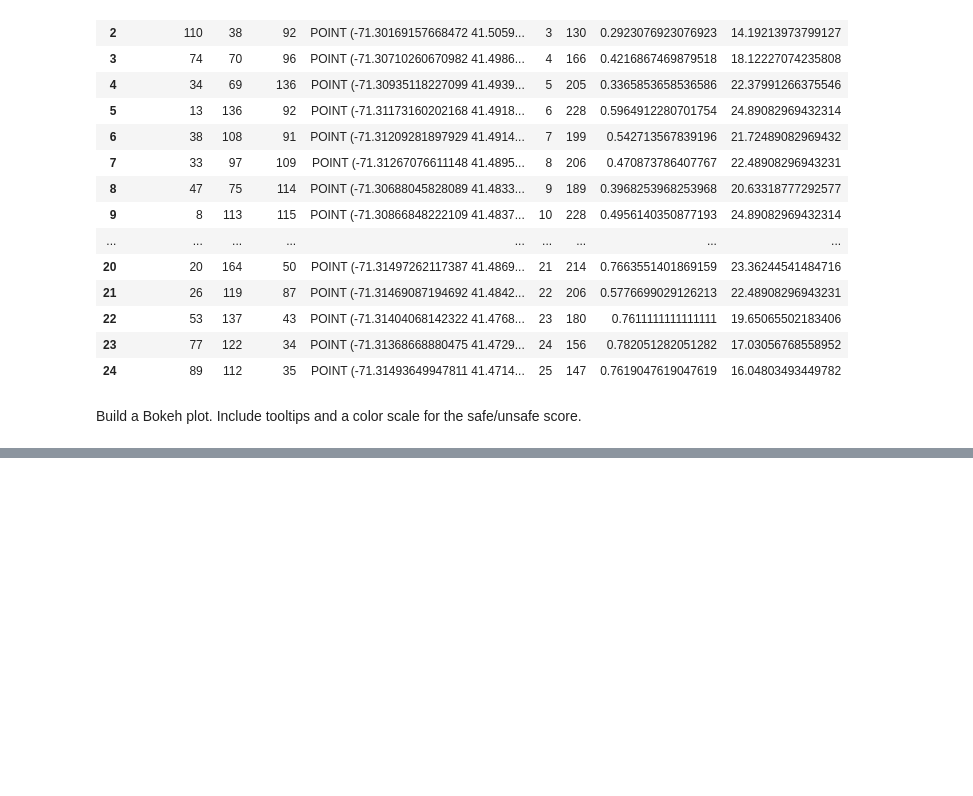
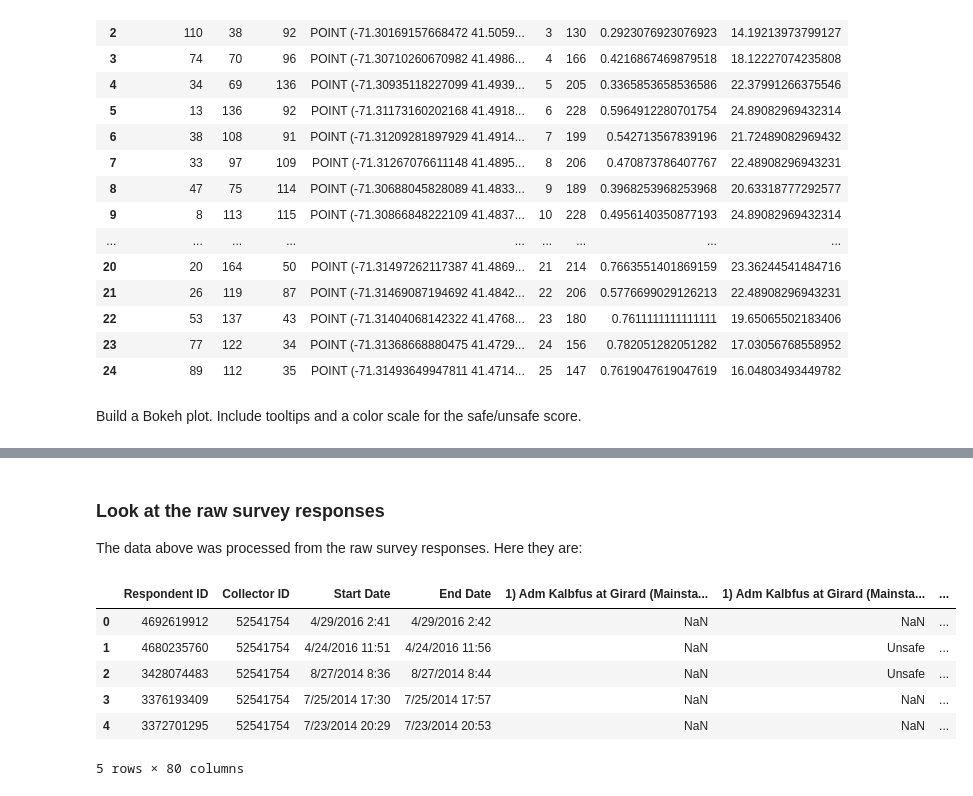
Before and after one commit to NewportDataProject/data-night, a Jupyter notebook: workspace/bpac-2014-survey.ipynb, the cells around one changed output, grey strips where cells are left out. Saved outputs shown, nothing was run; the diff lists cells and outputs as text; code cells hidden in the pictures; blank space fills up the shorter version.

```diff
--- a/workspace/bpac-2014-survey.ipynb
+++ b/workspace/bpac-2014-survey.ipynb
@@ -79,3 +80,17 @@ show(p)
 # %% [output]
 [interactive output not drawn]
 [interactive output not drawn]
+# %% [markdown]
+### Look at the raw survey responses
+The data above was processed from the raw survey responses.  Here they are:
+# %%
+raw_survey = pd.read_csv("https://raw.githubusercontent.com/NewportDataPortal/newport-crosswalk-survey-2014/master/Newport%20Pedestrian%20Safety%20Survey%20-%20May%202014%20cleaned.csv")
+raw_survey.head()
+# %% [output]
+|  | Respondent ID | Collector ID | Start Date | End Date | 1) Adm Kalbfus at Girard (Mainsta... | 1) Adm Kalbfus at Girard (Mainsta... | ... |
+| 0 | 4692619912 | 52541754 | 4/29/2016 2:41 | 4/29/2016 2:42 | NaN | NaN | ... |
+| 1 | 4680235760 | 52541754 | 4/24/2016 11:51 | 4/24/2016 11:56 | NaN | Unsafe | ... |
+| 2 | 3428074483 | 52541754 | 8/27/2014 8:36 | 8/27/2014 8:44 | NaN | Unsafe | ... |
+| 3 | 3376193409 | 52541754 | 7/25/2014 17:30 | 7/25/2014 17:57 | NaN | NaN | ... |
+| 4 | 3372701295 | 52541754 | 7/23/2014 20:29 | 7/23/2014 20:53 | NaN | NaN | ... |
+5 rows × 80 columns
```
Also changed, not shown: parts of 1 cell of this notebook.
